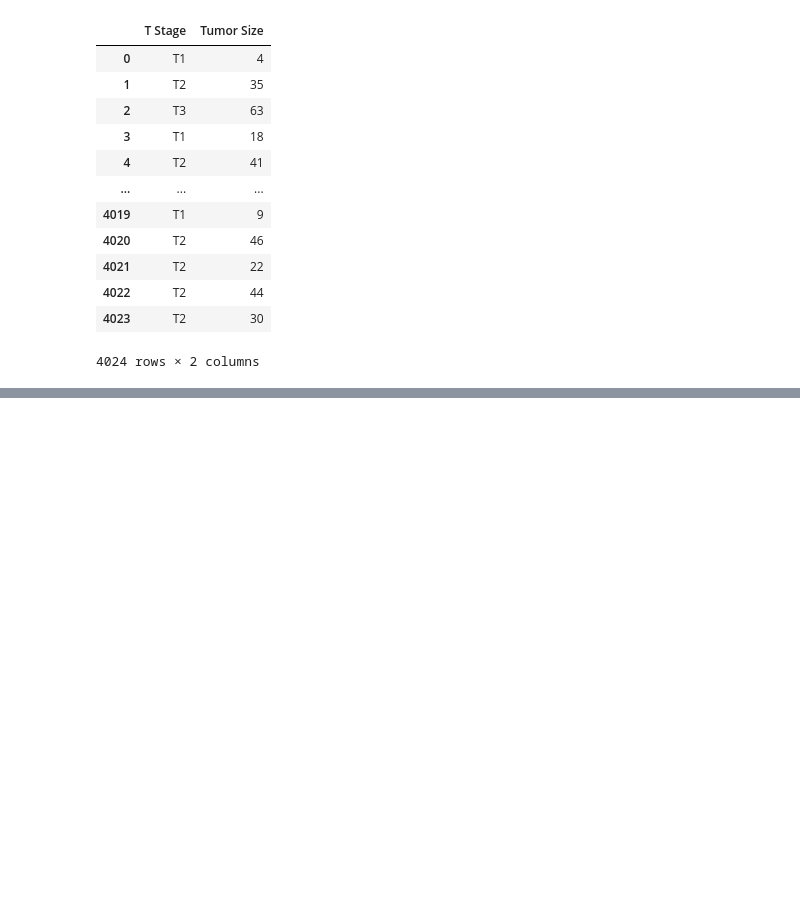
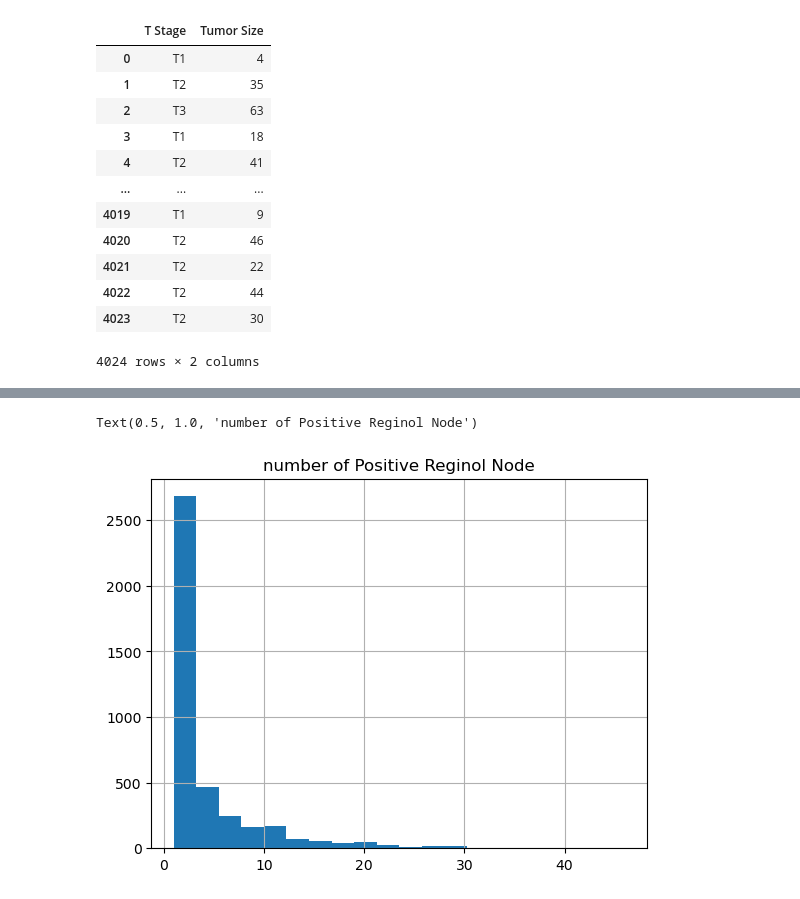
Before and after one commit to roy2392/breast_cancer_classification, a Jupyter notebook: EDA.ipynb, the cells around one changed output, grey strips where cells are left out. Saved outputs shown, nothing was run; the diff lists cells and outputs as text; code cells hidden in the pictures; blank space fills up the shorter version.

```diff
--- a/EDA.ipynb
+++ b/EDA.ipynb
@@ -604,3 +621,7 @@ df[['Regional Node Examined','Reginol Node Positive']]
 # %%
-df['Reginol Node Positive'].hist()
+df['Reginol Node Positive'].hist(bins = 20)
+plt.title('number of Positive Reginol Node', fontsize=12)
+# %% [output]
+Text(0.5, 1.0, 'number of Positive Reginol Node')
+[figure, added]
 # %%
```
Also changed, not shown: parts of 11 cells of this notebook.
